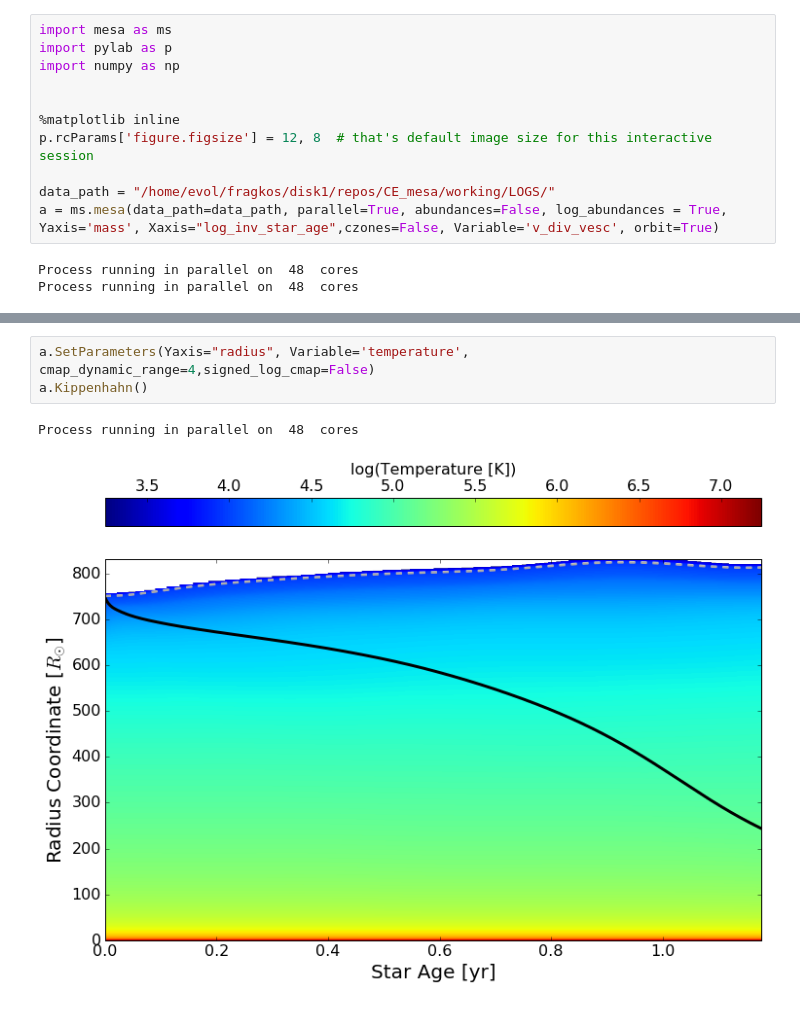
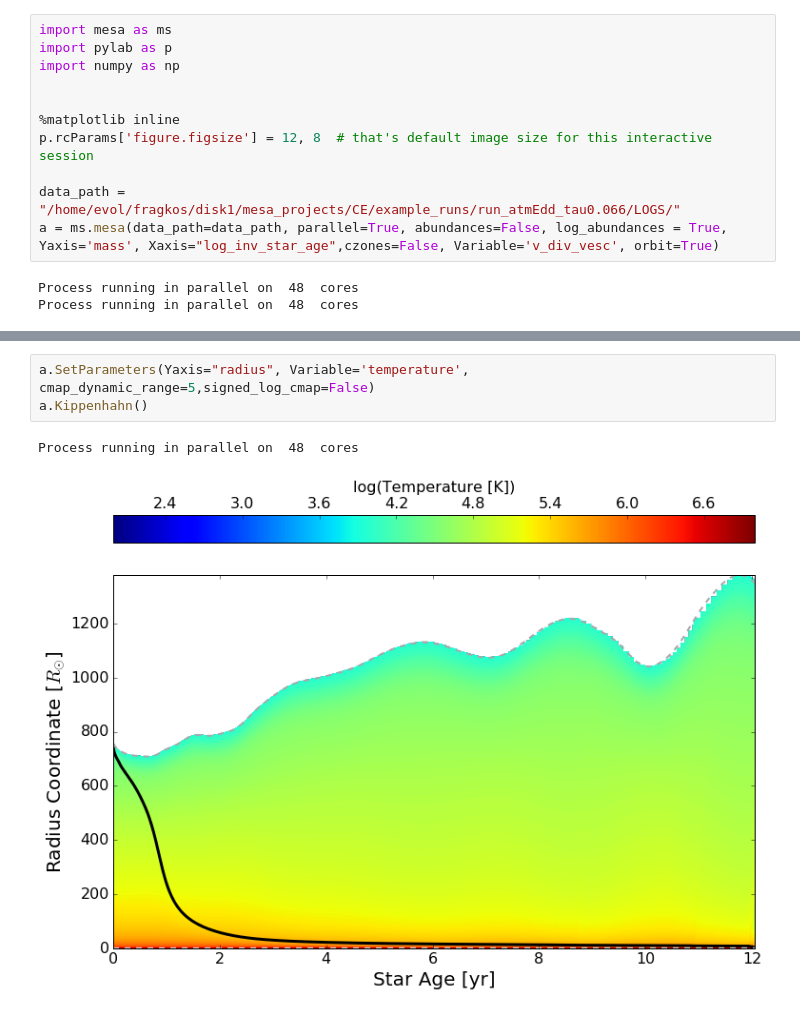
Before and after one commit to JRGarza/CE_mesa, a Jupyter notebook: python_scripts/check_results_tassos.ipynb, the cells around one changed output, grey strips where cells are left out. Cells and saved outputs as stored; diff of their text form.

```diff
--- a/python_scripts/check_results_tassos.ipynb
+++ b/python_scripts/check_results_tassos.ipynb
@@ -9,7 +9,7 @@ import numpy as np
 %matplotlib inline
 p.rcParams['figure.figsize'] = 12, 8  # that's default image size for this interactive session
 
-data_path = "/home/evol/fragkos/disk1/repos/CE_mesa/working/LOGS/"
+data_path = "/home/evol/fragkos/disk1/mesa_projects/CE/example_runs/run_atmEdd_tau0.066/LOGS/"
 a = ms.mesa(data_path=data_path, parallel=True, abundances=False, log_abundances = True, Yaxis='mass', Xaxis="log_inv_star_age",czones=False, Variable='v_div_vesc', orbit=True)
 # %% [output]
 Process running in parallel on  48  cores
@@ -127,9 +98,9 @@ Process running in parallel on  48  cores
 # %%
-a.SetParameters(Yaxis="radius", Variable='temperature', cmap_dynamic_range=4,signed_log_cmap=False)
+a.SetParameters(Yaxis="radius", Variable='temperature', cmap_dynamic_range=5,signed_log_cmap=False)
 a.Kippenhahn()
 # %% [output]
 Process running in parallel on  48  cores
-[figure, old version]
+[figure, new version]
 # %%
 a.SetParameters(Yaxis="log_radius", Variable='eps_nuc', cmap_dynamic_range=15,signed_log_cmap=False)
 a.Kippenhahn()
```
Also changed, not shown: parts of 20 cells of this notebook, 2 other files.
